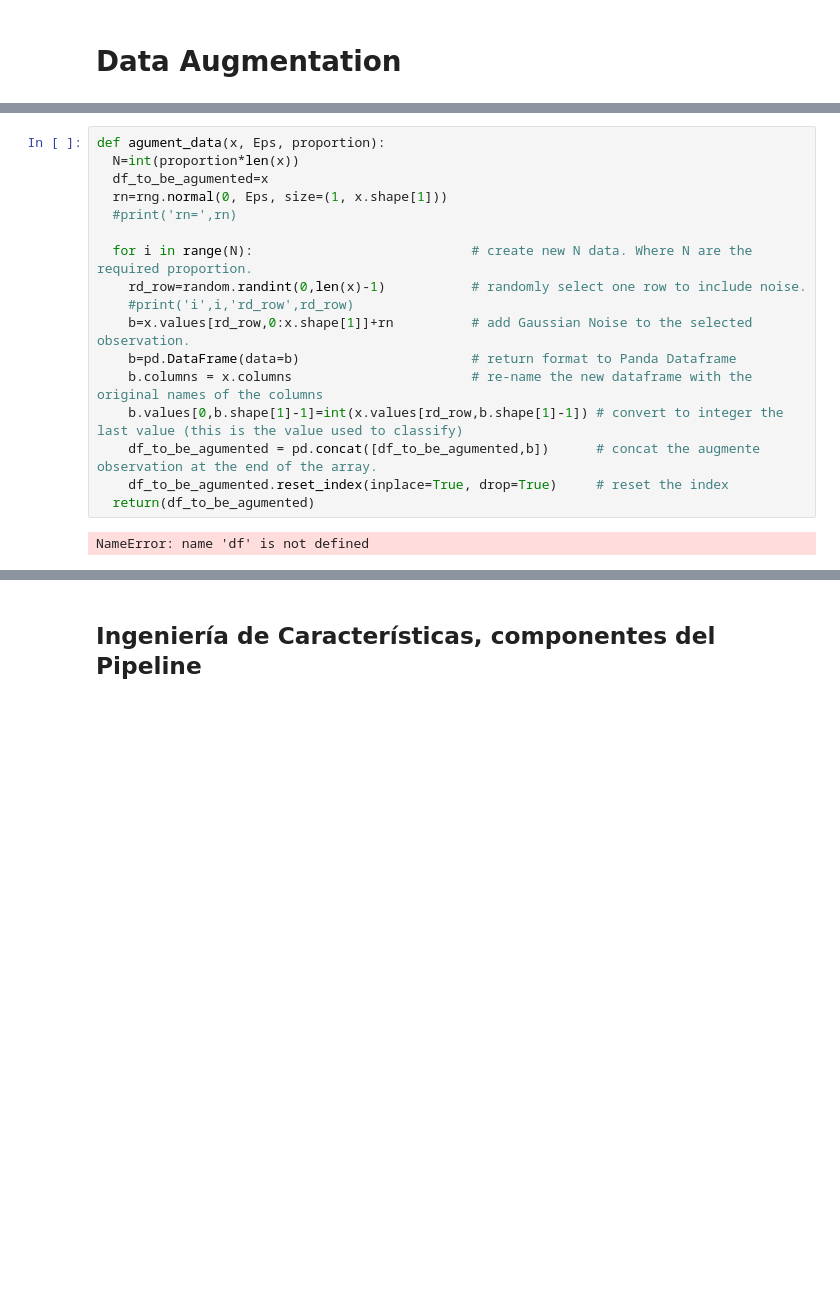
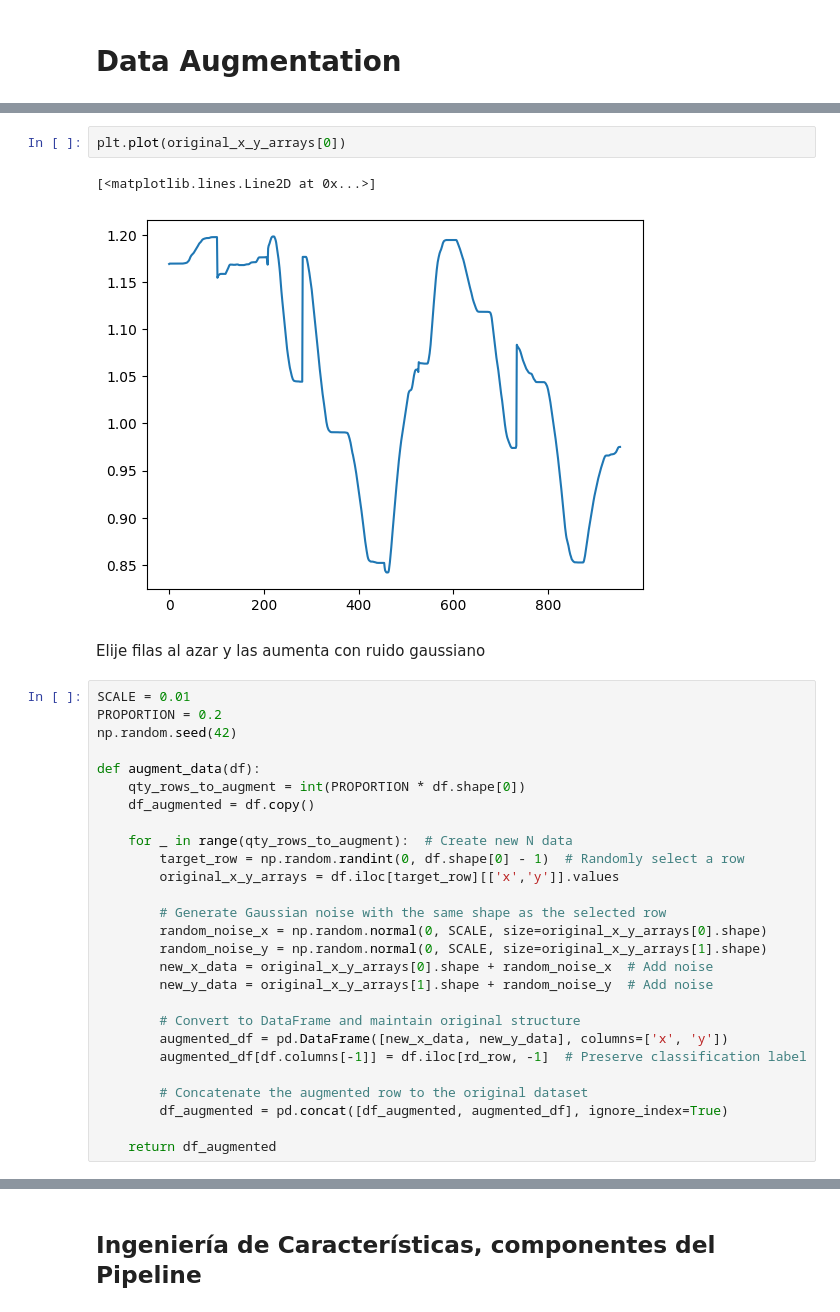
Before and after one commit to PosgradoMNA/Proyecto_Integrador_Equipo_11, a Jupyter notebook: notebooks/FeatureEngineering.ipynb, the cells around one changed output, grey strips where cells are left out. Cells and saved outputs as stored; diff of their text form; blank space fills up the shorter version.

```diff
--- a/notebooks/FeatureEngineering.ipynb
+++ b/notebooks/FeatureEngineering.ipynb
@@ -58,19 +90,34 @@ np.random.RandomState(j)
+# %%
+plt.plot(original_x_y_arrays[0])
+# %% [output]
+[<matplotlib.lines.Line2D at 0x...>]
+[figure, added]
+# %% [markdown]
+Elije filas al azar y las aumenta con ruido gaussiano
 # %%
-def agument_data(x, Eps, proportion):
-  N=int(proportion*len(x))
-  df_to_be_agumented=x
-  rn=rng.normal(0, Eps, size=(1, x.shape[1]))
-  #print('rn=',rn)
+SCALE = 0.01
+PROPORTION = 0.2
+np.random.seed(42)
 
-  for i in range(N):                            # create new N data. Where N are the required proportion.
-    rd_row=random.randint(0,len(x)-1)           # randomly select one row to include noise.
-    #print('i',i,'rd_row',rd_row)
-    b=x.values[rd_row,0:x.shape[1]]+rn          # add Gaussian Noise to the selected observation.
-    b=pd.DataFrame(data=b)                      # return format to Panda Dataframe
-    b.columns = x.columns                       # re-name the new dataframe with the original names of the columns
-    b.values[0,b.shape[1]-1]=int(x.values[rd_row,b.shape[1]-1]) # convert to integer the last value (this is the value used to classify)
-    df_to_be_agumented = pd.concat([df_to_be_agumented,b])      # concat the augmente observation at the end of the array.
-    df_to_be_agumented.reset_index(inplace=True, drop=True)     # reset the index
-  return(df_to_be_agumented)
+def augment_data(df):
+    qty_rows_to_augment = int(PROPORTION * df.shape[0])
+    df_augmented = df.copy()
+
+    for _ in range(qty_rows_to_augment):  # Create new N data
+        target_row = np.random.randint(0, df.shape[0] - 1)  # Randomly select a row
+        original_x_y_arrays = df.iloc[target_row][['x','y']].values
+
+        # Generate Gaussian noise with the same shape as the selected row
+        random_noise_x = np.random.normal(0, SCALE, size=original_x_y_arrays[0].shape)
+        random_noise_y = np.random.normal(0, SCALE, size=original_x_y_arrays[1].shape)
+        new_x_data = original_x_y_arrays[0].shape + random_noise_x  # Add noise
+        new_y_data = original_x_y_arrays[1].shape + random_noise_y  # Add noise
+
+        # Convert to DataFrame and maintain original structure
+        augmented_df = pd.DataFrame([new_x_data, new_y_data], columns=['x', 'y'])
+        augmented_df[df.columns[-1]] = df.iloc[rd_row, -1]  # Preserve classification label
+
+        # Concatenate the augmented row to the original dataset
+        df_augmented = pd.concat([df_augmented, augmented_df], ignore_index=True)
+
+    return df_augmented
-# %% [output]
-NameError: name 'df' is not defined
```
Also changed, not shown: parts of 10 cells of this notebook.
